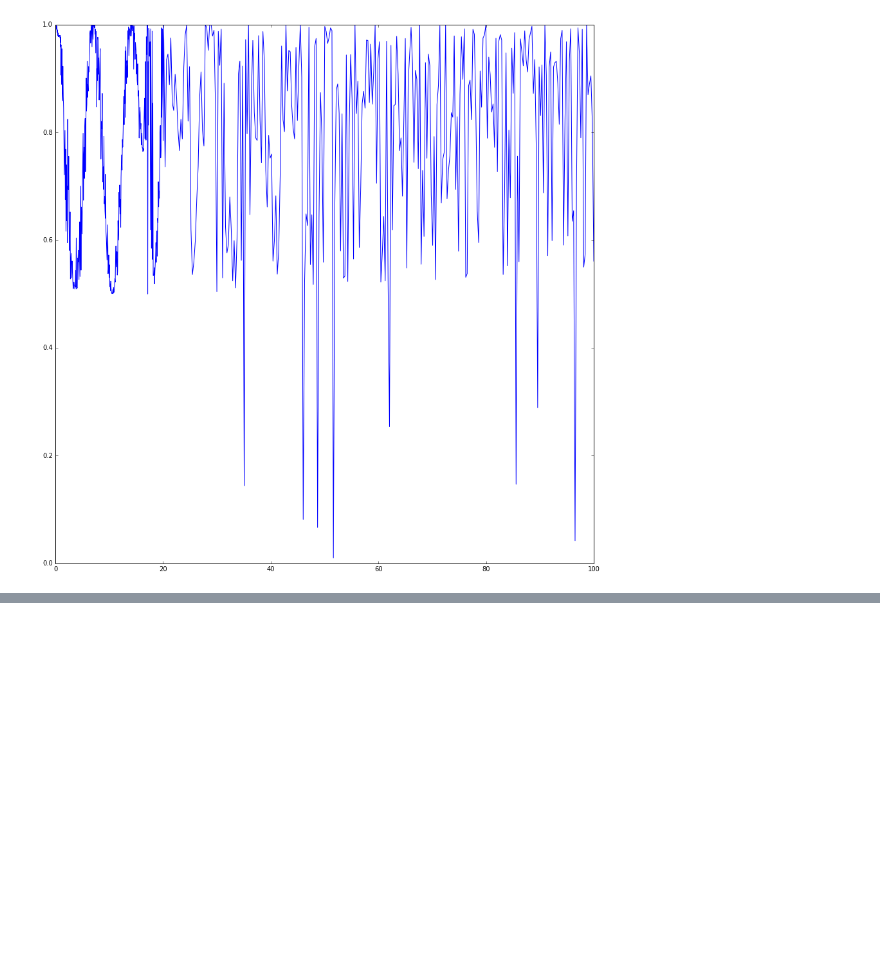
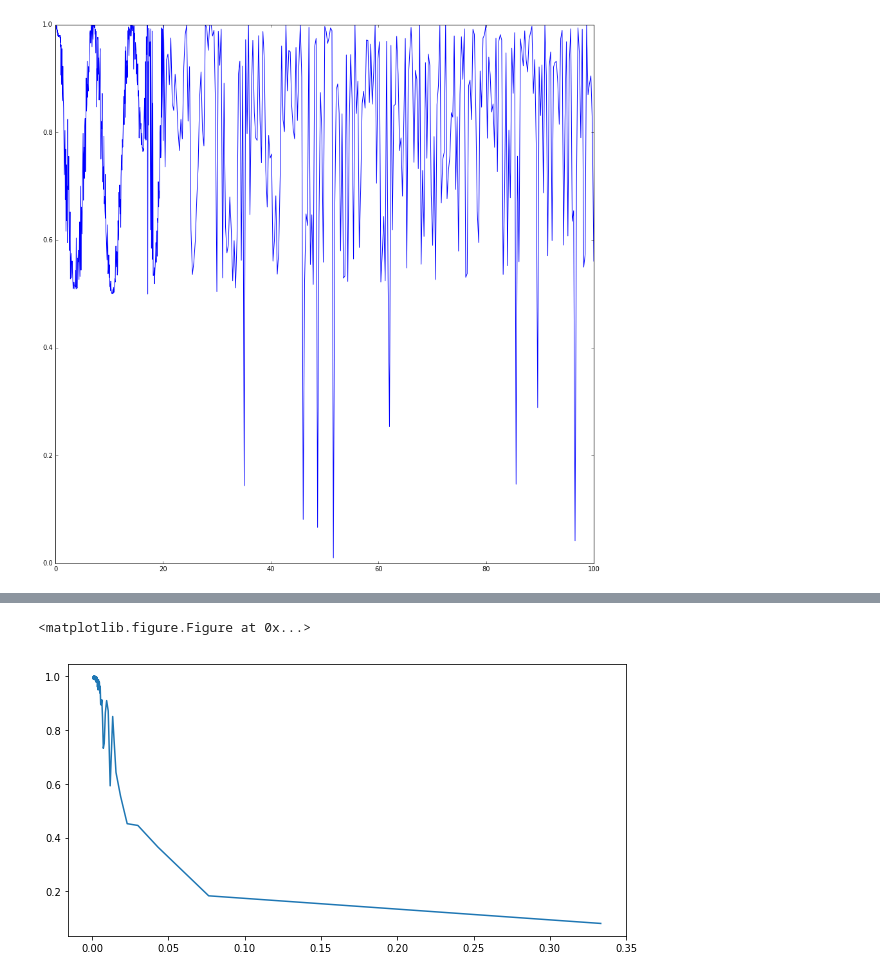
Before and after one commit to oryonatan/qutip, a Jupyter notebook: dorit/fast_diabatic/13.8.17 simulate original grover problem.ipynb, the cells around one changed output, grey strips where cells are left out. Cells and saved outputs as stored; diff of their text form; code cells hidden in the pictures; blank space fills up the shorter version.

```diff
--- a/dorit/fast_diabatic/13.8.17 simulate original grover problem.ipynb
+++ b/dorit/fast_diabatic/13.8.17 simulate original grover problem.ipynb
@@ -208,0 +247,23 @@ AttributeError: module 'numpy' has no attribute 'linpspace'
+# %%
+one_over_omega = np.linspace(3,1000,100)
+omegas = 1/one_over_omega
+
+executor = ThreadPoolExecutor()
+tasks = []
+plt.figure(figsize=(15,15))
+
+PLZ = []
+for omega in omegas:
+    tasks.append(
+        executor.submit(
+            _simulate_plz_for_LZ, 0.1 ,omega
+    )
+)
+results = [simulation.result() for simulation in as_completed(tasks)]
+results_ar = np.array(results)
+plt.figure(figsize=(10,5))
+plt.plot(omegas,results_ar)
+plt.show()
+# %% [output]
+<matplotlib.figure.Figure at 0x...>
+[figure, added]
```
Also changed, not shown: parts of 19 cells of this notebook.
